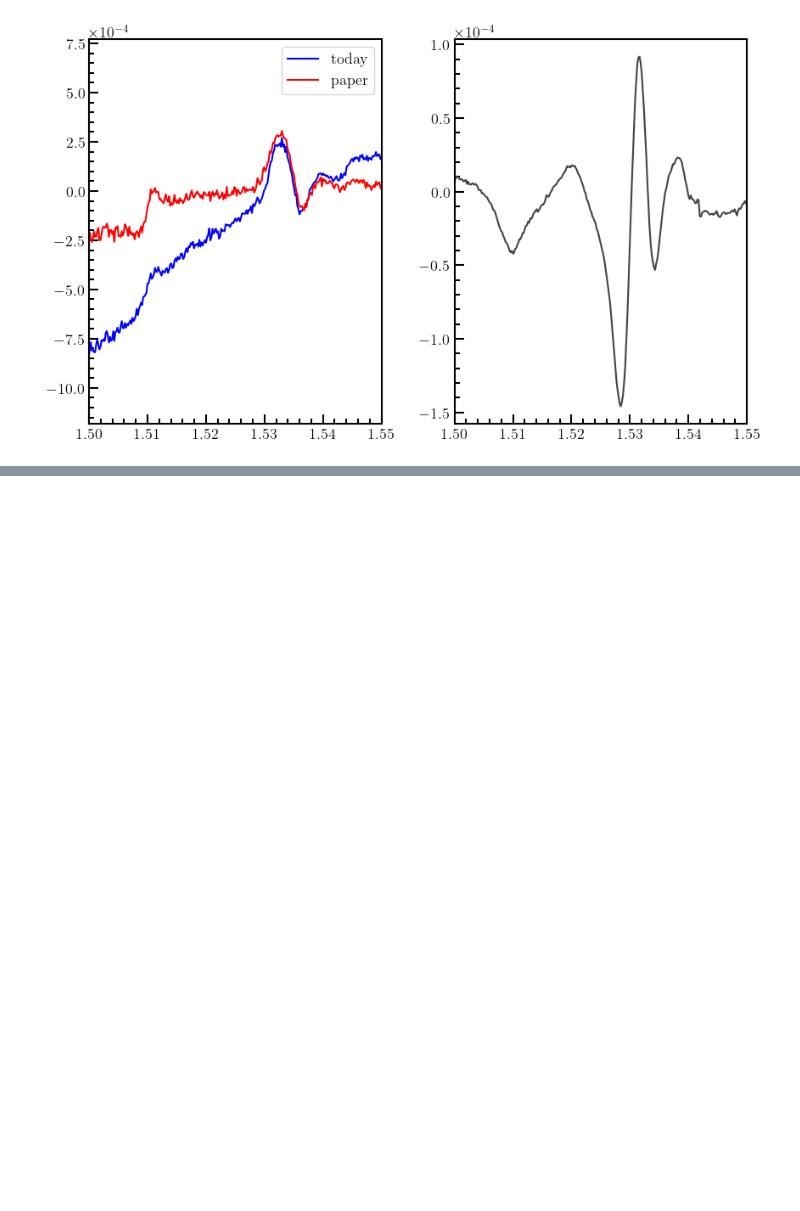
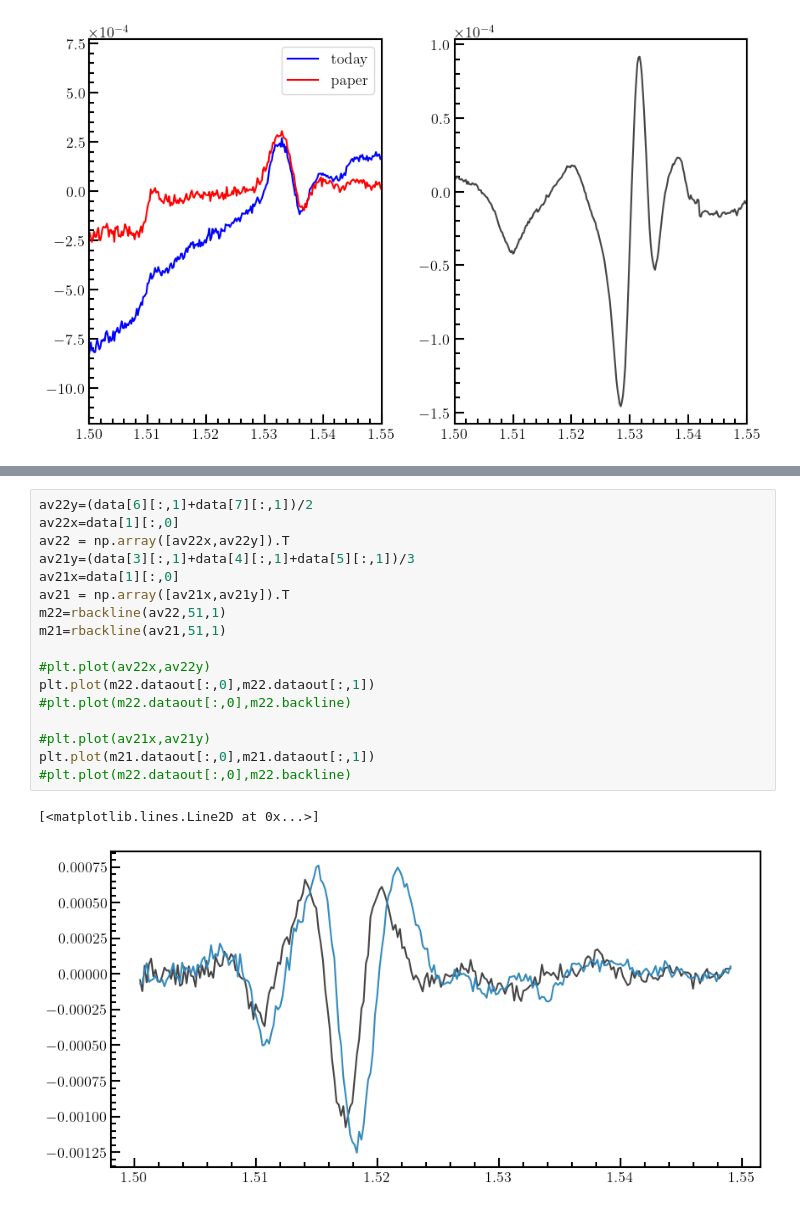
Before and after one commit to RUCO13/ruco-phd-project, a Jupyter notebook: scripts/ras-exp.ipynb, the cells around one changed output, grey strips where cells are left out. Saved outputs shown, nothing was run; the diff lists cells and outputs as text; blank space fills up the shorter version.

```diff
--- a/scripts/ras-exp.ipynb
+++ b/scripts/ras-exp.ipynb
@@ -871,0 +826,20 @@ nv/(2*np.pi)
+# %%
+av22y=(data[6][:,1]+data[7][:,1])/2
+av22x=data[1][:,0]
+av22 = np.array([av22x,av22y]).T
+av21y=(data[3][:,1]+data[4][:,1]+data[5][:,1])/3
+av21x=data[1][:,0]
+av21 = np.array([av21x,av21y]).T
+m22=rbackline(av22,51,1)
+m21=rbackline(av21,51,1)
+
+#plt.plot(av22x,av22y)
+plt.plot(m22.dataout[:,0],m22.dataout[:,1])
+#plt.plot(m22.dataout[:,0],m22.backline)
+
+#plt.plot(av21x,av21y)
+plt.plot(m21.dataout[:,0],m21.dataout[:,1])
+#plt.plot(m22.dataout[:,0],m22.backline)
+# %% [output]
+[<matplotlib.lines.Line2D at 0x...>]
+[figure, added]
```
Also changed, not shown: parts of 14 cells of this notebook, 11 other files.
